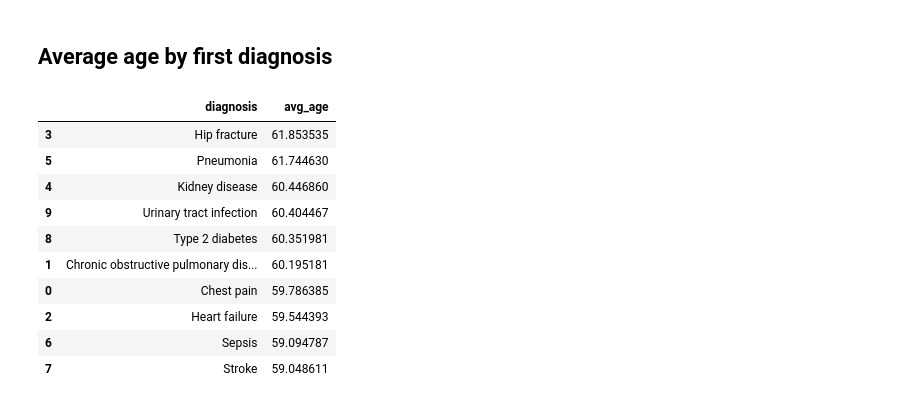
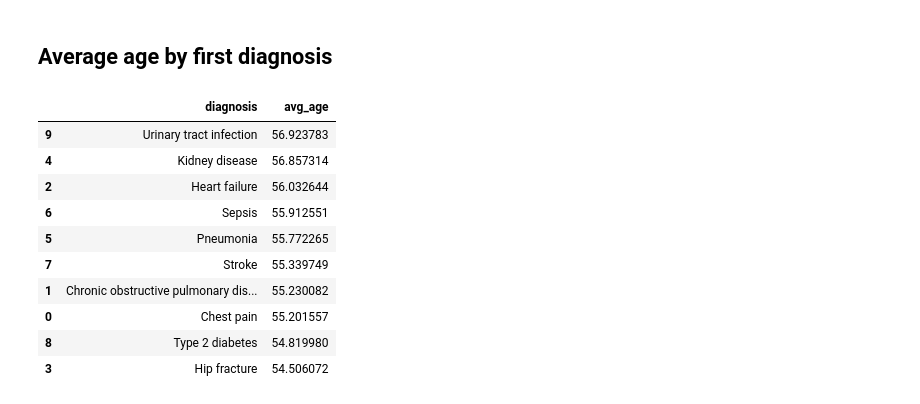
Before and after one commit to robertmaidstone/readmission-study, a Jupyter notebook: notebooks/analysis.ipynb, the cells around one changed output. Drawn from its saved outputs; the diff is of its cells as text; code cells hidden in the pictures.

```diff
--- a/notebooks/analysis.ipynb
+++ b/notebooks/analysis.ipynb
@@ -96,22 +96,32 @@ df_first_diagnoses
 # %% [markdown]
 ## Average age by first diagnosis
+# %%
+df_first_diagnoses["dob"] = pd.to_datetime(df_first_diagnoses["dob"])
+df_first_diagnoses["first_diagnosis_date"] = pd.to_datetime(
+    df_first_diagnoses["first_diagnosis_date"]
+)
+
+df_first_diagnoses["age_at_diagnosis"] = (
+    (df_first_diagnoses["first_diagnosis_date"] - df_first_diagnoses["dob"])
+    .dt.days / 365.25
+)
 # %%
 avg_age_by_first_diagnosis = (
-    df_first_diagnoses.groupby("diagnosis", as_index=False)["age"]
+    df_first_diagnoses.groupby("diagnosis", as_index=False)["age_at_diagnosis"]
     .mean()
-    .rename(columns={"age": "avg_age"})
+    .rename(columns={"age_at_diagnosis": "avg_age"})
     .sort_values("avg_age", ascending=False)
 )
 avg_age_by_first_diagnosis
 # %% [output]
 |  | diagnosis | avg_age |
-| 3 | Hip fracture | 61.853535 |
-| 5 | Pneumonia | 61.744630 |
-| 4 | Kidney disease | 60.446860 |
-| 9 | Urinary tract infection | 60.404467 |
-| 8 | Type 2 diabetes | 60.351981 |
-| 1 | Chronic obstructive pulmonary dis... | 60.195181 |
-| 0 | Chest pain | 59.786385 |
-| 2 | Heart failure | 59.544393 |
-| 6 | Sepsis | 59.094787 |
-| 7 | Stroke | 59.048611 |
+| 9 | Urinary tract infection | 56.923783 |
+| 4 | Kidney disease | 56.857314 |
+| 2 | Heart failure | 56.032644 |
+| 6 | Sepsis | 55.912551 |
+| 5 | Pneumonia | 55.772265 |
+| 7 | Stroke | 55.339749 |
+| 1 | Chronic obstructive pulmonary dis... | 55.230082 |
+| 0 | Chest pain | 55.201557 |
+| 8 | Type 2 diabetes | 54.819980 |
+| 3 | Hip fracture | 54.506072 |
```
Also changed, not shown: parts of 4 cells of this notebook, 3 other files.
